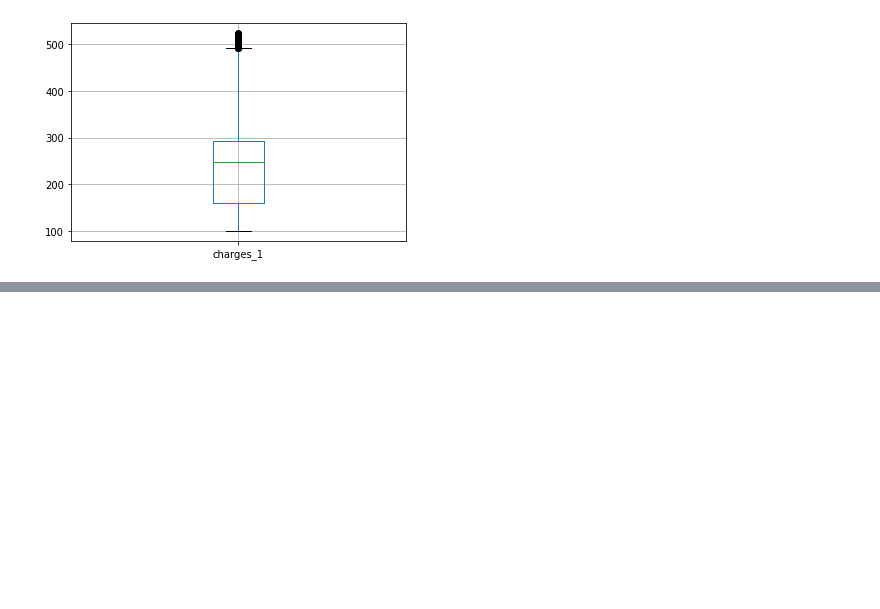
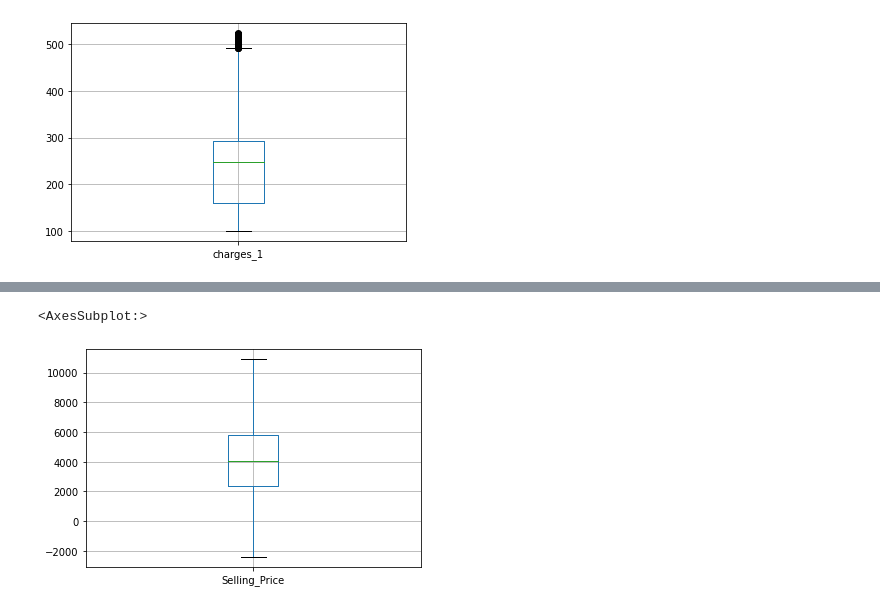
Before and after one commit to Mega-Barrel/Machine-Learning-Carnival-Wars, a Jupyter notebook: Outlier_Removal.ipynb, the cells around one changed output, grey strips where cells are left out. Saved outputs shown, nothing was run; the diff lists cells and outputs as text; code cells hidden in the pictures; blank space fills up the shorter version.

```diff
--- a/Outlier_Removal.ipynb
+++ b/Outlier_Removal.ipynb
@@ -122,0 +138,5 @@ train_df.boxplot(column='charges_1')
+# %%
+train_df.boxplot(column='Selling_Price')
+# %% [output]
+<AxesSubplot:>
+[figure, added]
```
Also changed, not shown: parts of 5 cells of this notebook.
